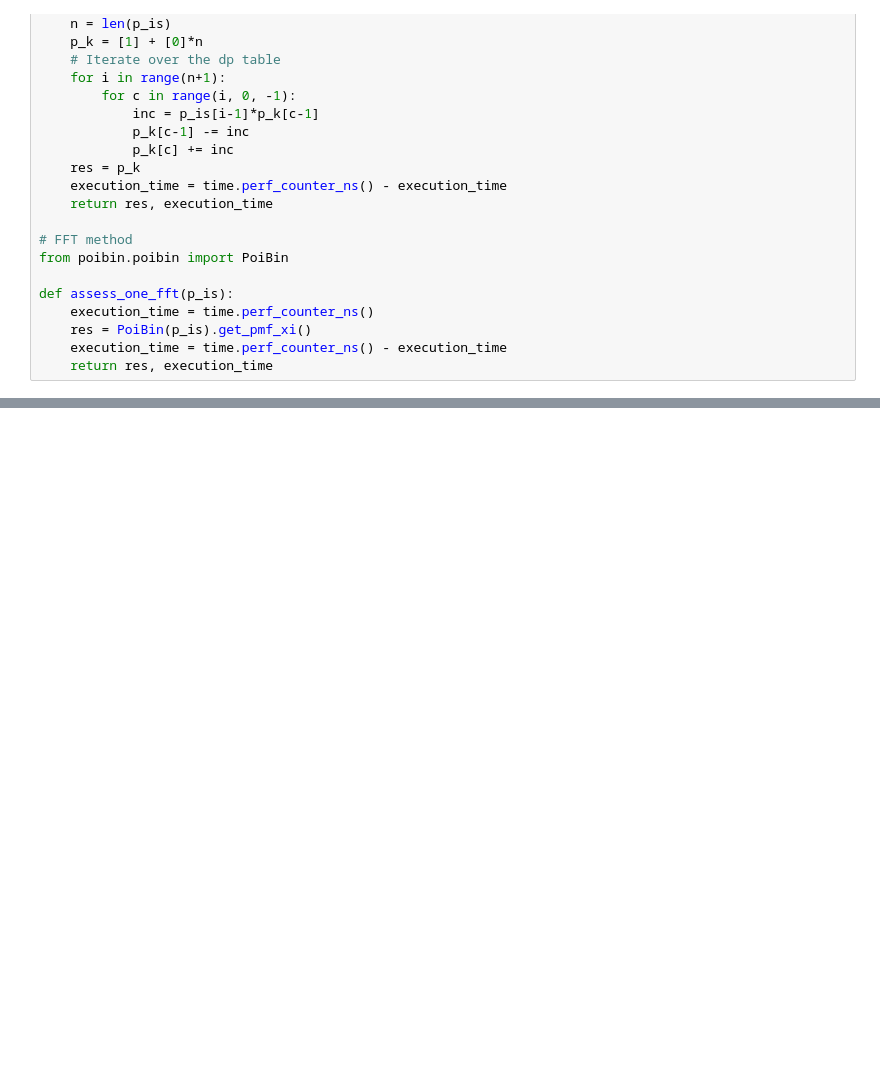
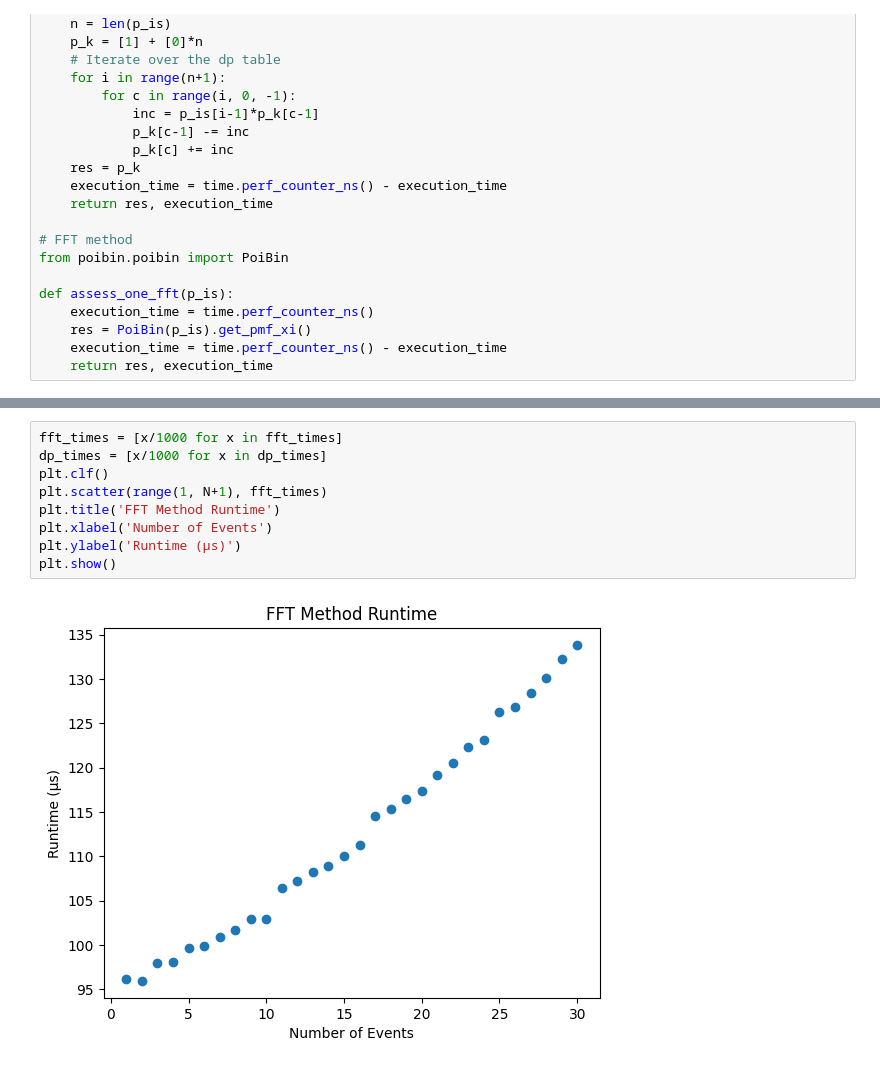
Before and after one commit to StrikerBadger/bachelor-thesis, a Jupyter notebook: assess_algos.ipynb, the cells around one changed output, grey strips where cells are left out. Saved outputs shown, nothing was run; the diff lists cells and outputs as text; blank space fills up the shorter version.

```diff
--- a/assess_algos.ipynb
+++ b/assess_algos.ipynb
@@ -119,0 +120,11 @@ plt.show()
+# %%
+fft_times = [x/1000 for x in fft_times]
+dp_times = [x/1000 for x in dp_times]
+plt.clf()
+plt.scatter(range(1, N+1), fft_times)
+plt.title('FFT Method Runtime')
+plt.xlabel('Number of Events')
+plt.ylabel('Runtime (μs)')
+plt.show()
+# %% [output]
+[figure, added]
```
Also changed, not shown: parts of 4 cells of this notebook.
